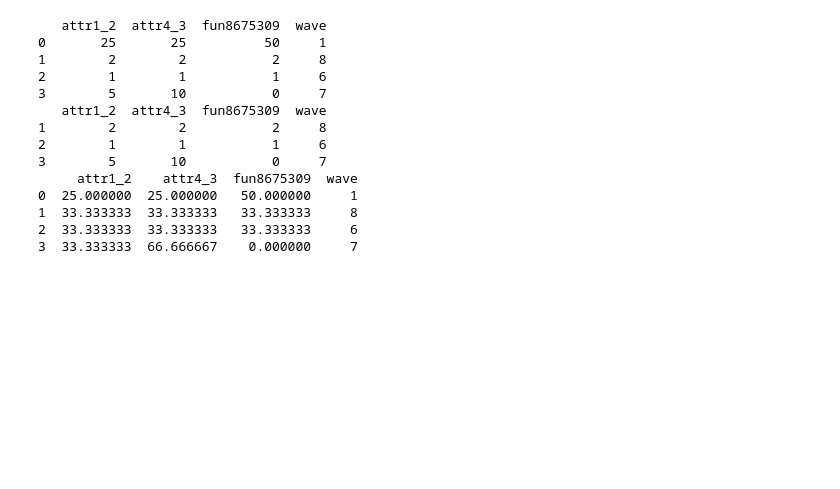
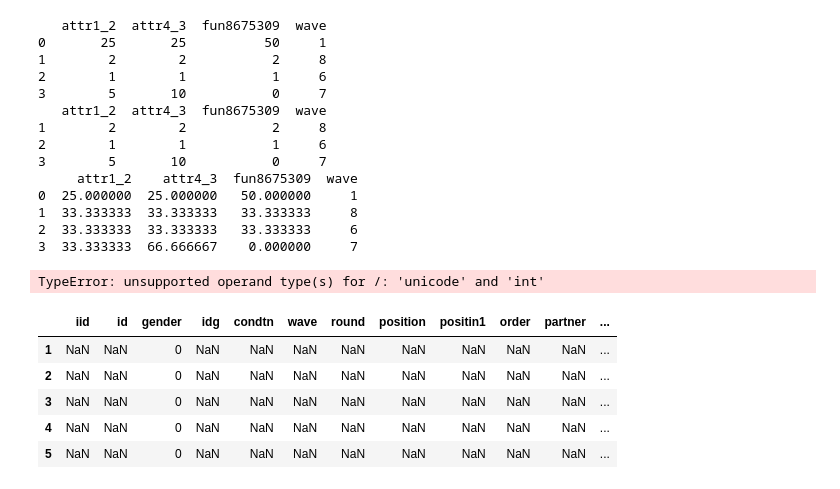
Before and after one commit to magescher/DataScience_SpeedDatingExperiment, a Jupyter notebook: SpeedDating.ipynb, the cells around one changed output. Drawn from its saved outputs; the diff is of its cells as text; code cells hidden in the pictures; blank space fills up the shorter version.

Commit message:
Started adding code to create a lookup table

```diff
--- a/SpeedDating.ipynb
+++ b/SpeedDating.ipynb
@@ -7,6 +7,7 @@
 # %%
 import numpy as np
 import pandas as pd
+pd.set_option('display.max_columns', None)
 
 df = pd.read_csv('data/speed_dating.csv', encoding="ISO-8859-1")
 print (df.head())
@@ -202,3 +190,29 @@ df = standardize_pref_ratings(df)
 1  33.333333  33.333333   33.333333     8
 2  33.333333  33.333333   33.333333     6
 3  33.333333  66.666667    0.000000     7
+# %%
+df = pd.read_csv('data/speed_dating.csv', encoding="ISO-8859-1")
+df = df.dropna(axis=1,how="all")
+# %%
+lookup = pd.DataFrame(index=range(1,553), columns=df.columns.values)
+# %%
+for x in range(1,553):
+    lookup.loc[x]['gender']=np.average(df.loc[df["iid"]==x]["gender"])
+    lookup.loc[x]['match']=np.average(df.loc[df["iid"]==x]["match"])
+    lookup.loc[x]['age']=np.average(df.loc[df["iid"]==x]["age"])
+    lookup.loc[x]['career_c']=np.average(df.loc[df["iid"]==x]["career_c"])
+    #lookup.loc[x]['income']=np.average(df.loc[df["iid"]==x]["income"])
+    lookup.loc[x]['imprace']=np.average(df.loc[df["iid"]==x]["imprace"])
+    lookup.loc[x]['imprelig']=np.average(df.loc[df["iid"]==x]["imprelig"])
+    lookup.loc[x]['goal']=np.average(df.loc[df["iid"]==x]["goal"])
+# %% [output]
+TypeError: unsupported operand type(s) for /: 'unicode' and 'int'
+# %%
+lookup.head()
+# %% [output]
+|  | iid | id | gender | idg | condtn | wave | round | position | positin1 | order | partner | ... |
+| 1 | NaN | NaN | 0 | NaN | NaN | NaN | NaN | NaN | NaN | NaN | NaN | ... |
+| 2 | NaN | NaN | 0 | NaN | NaN | NaN | NaN | NaN | NaN | NaN | NaN | ... |
+| 3 | NaN | NaN | 0 | NaN | NaN | NaN | NaN | NaN | NaN | NaN | NaN | ... |
+| 4 | NaN | NaN | 0 | NaN | NaN | NaN | NaN | NaN | NaN | NaN | NaN | ... |
+| 5 | NaN | NaN | 0 | NaN | NaN | NaN | NaN | NaN | NaN | NaN | NaN | ... |
```
Also changed, not shown: parts of 1 cell of this notebook.
